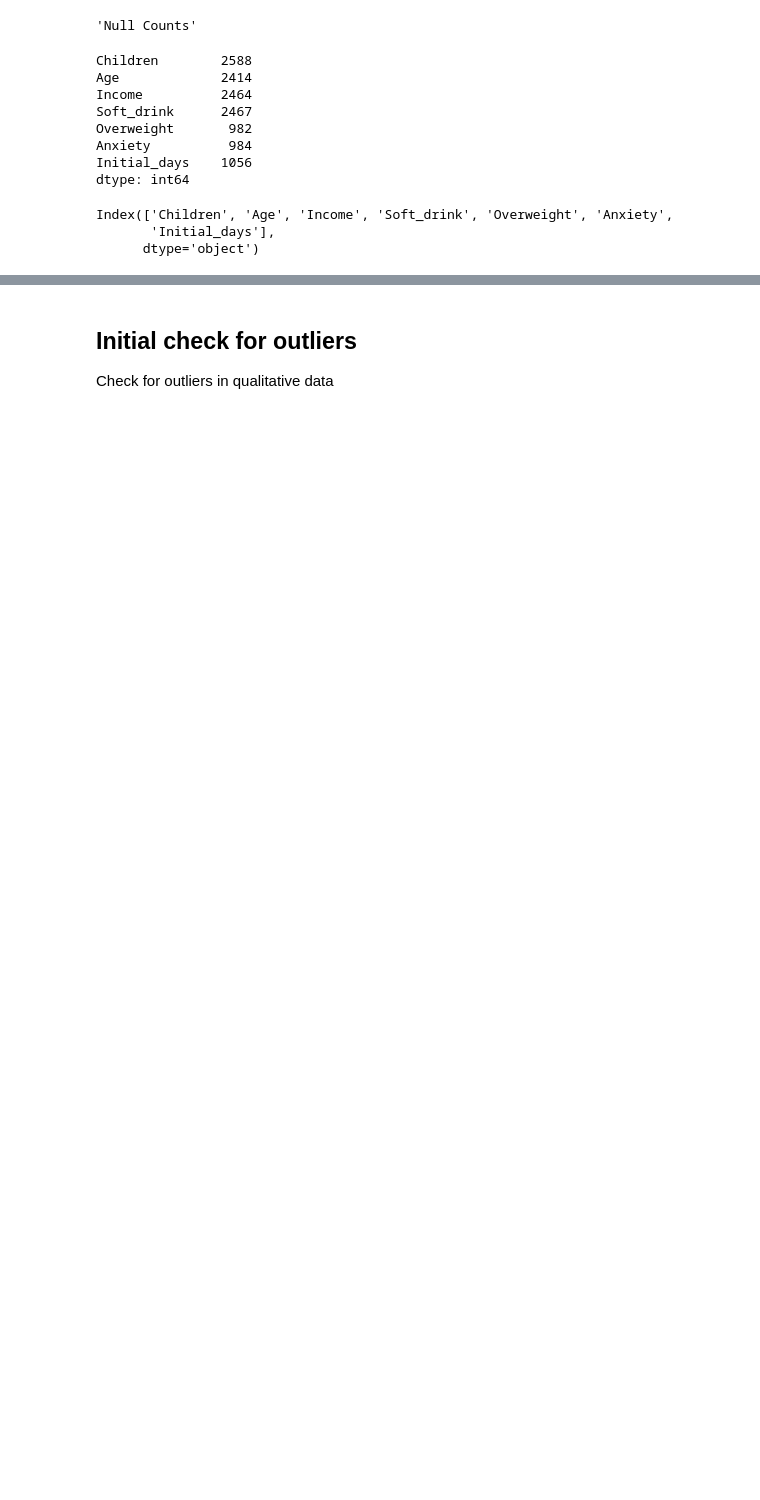
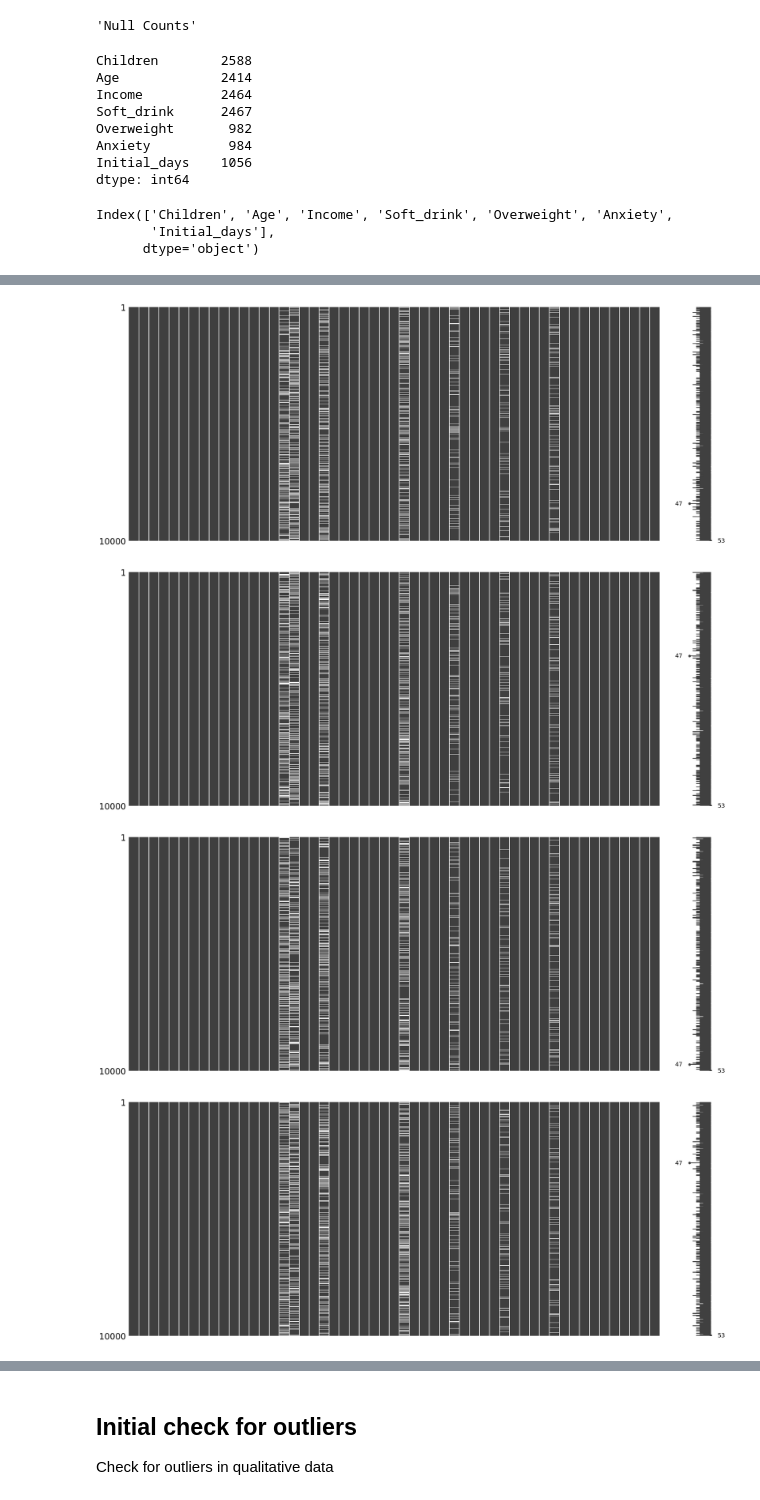
Before and after one commit to cshawnkeech/D206_Data_Cleaning_Keech, a Jupyter notebook: notebooks/001_data_profile.ipynb, the cells around one changed output, grey strips where cells are left out. Drawn from its saved outputs; the diff is of its cells as text; code cells hidden in the pictures; blank space fills up the shorter version.

```diff
--- a/notebooks/001_data_profile.ipynb
+++ b/notebooks/001_data_profile.ipynb
@@ -185,0 +308,9 @@ print(
+# %%
+for col in sorted(quantitative_complete):
+
+    msno.matrix(medical.sort_values(col))
+# %% [output]
+[figure, added]
+[figure, added]
+[figure, added]
+[figure, added]
```
Also changed, not shown: parts of 32 cells of this notebook, 8 other files.
